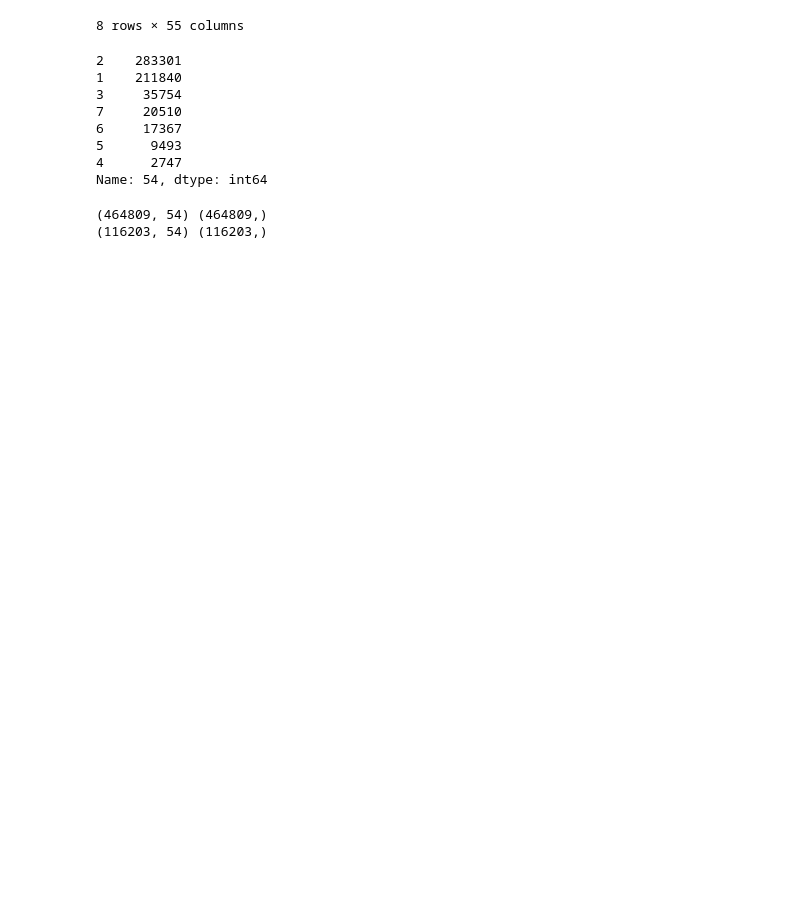
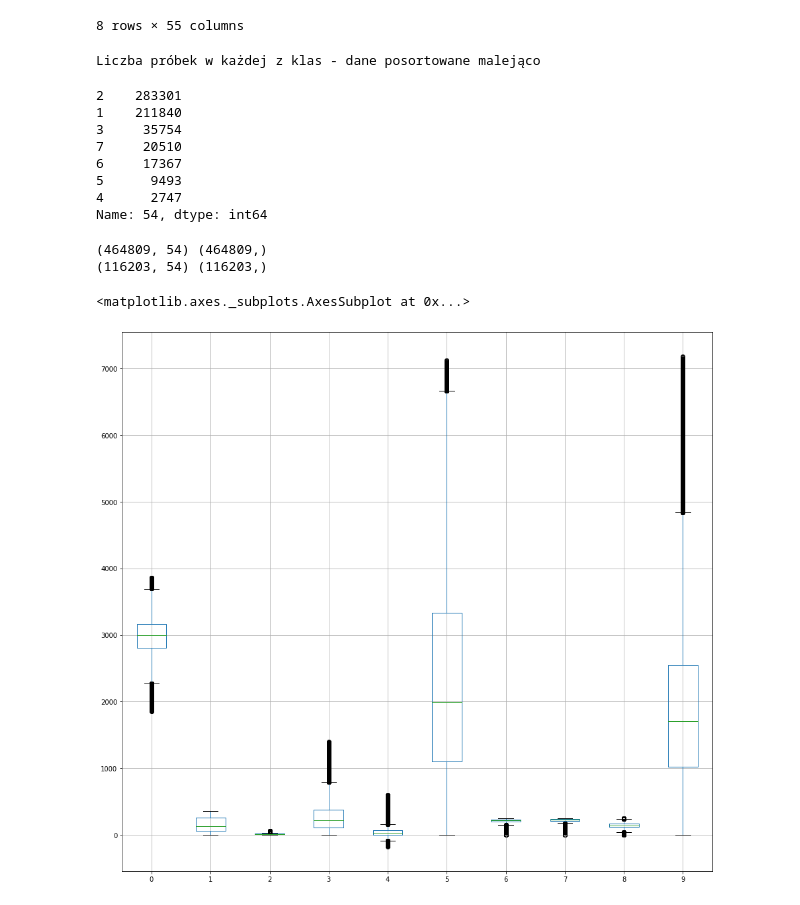
Before and after one commit to karololeksy/CovertypeClassification, a Jupyter notebook: Project notebook.ipynb, the cells around one changed output. Drawn from its saved outputs; the diff is of its cells as text; code cells hidden in the pictures; blank space fills up the shorter version.

Commit message:
Add next steps of dataset preprocessing

```diff
--- a/Project notebook.ipynb
+++ b/Project notebook.ipynb
@@ -63,16 +82,18 @@ dataset.describe()
 # W zbiorze posiadamy 7 klas reprezentowanych przez próbki
 # Poniżej przedstawiona została liczba próbek reprezentujących poszczególne klasy, w zbiorze danych w kolejności malejącej
 
+print("Liczba próbek w każdej z klas - dane posortowane malejąco")
 dataset[54].value_counts()
 # %% [output]
-2    283301
-1    211840
-3     35754
-7     20510
-6     17367
-5      9493
-4      2747
-Name: 54, dtype: int64
+Liczba próbek w każdej z klas - dane posortowane malejąco
+2    283301
+1    211840
+3     35754
+7     20510
+6     17367
+5      9493
+4      2747
+Name: 54, dtype: int64
 # %%
 #Ekstrakcja kolumn do dwóch zmiennych
 #y - klasa do której należy określona próbka
@@ -99,3 +120,14 @@ print(X_test.shape, y_test.shape)
 # %% [output]
 (464809, 54) (464809,)
 (116203, 54) (116203,)
+# %%
+#Poniżej został przedstawiony wykres pudełkowy dla klas które nie są reprezentowane wartościami 0-1
+#Na podstawie wykresu możemy zauwżyć, że w przedstawionych klasach nie występują wartości odstające, które należałoby
+#usunąć lub zmodyfikować - zbiór danych jest gotowy do wykonywania klasyfikacji
+
+from matplotlib import pyplot as plt
+X1 = dataset.iloc[:,:10]
+X1.boxplot(figsize=(16,15))
+# %% [output]
+<matplotlib.axes._subplots.AxesSubplot at 0x...>
+[figure, added]
```
Also changed, not shown: parts of 5 cells of this notebook.
